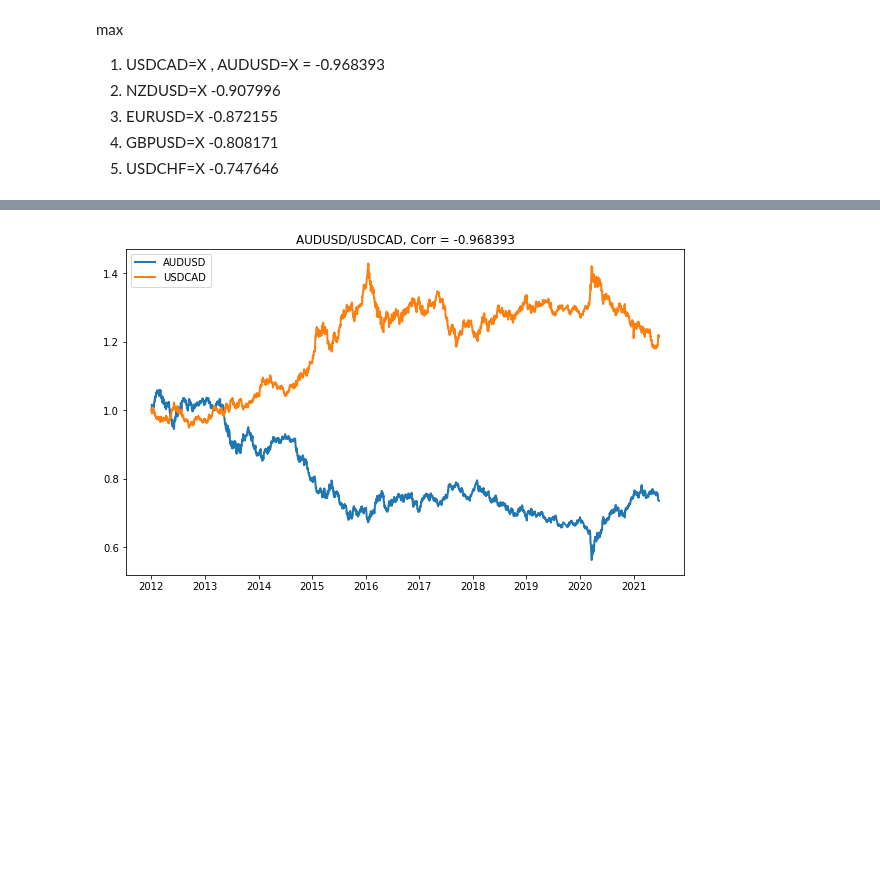
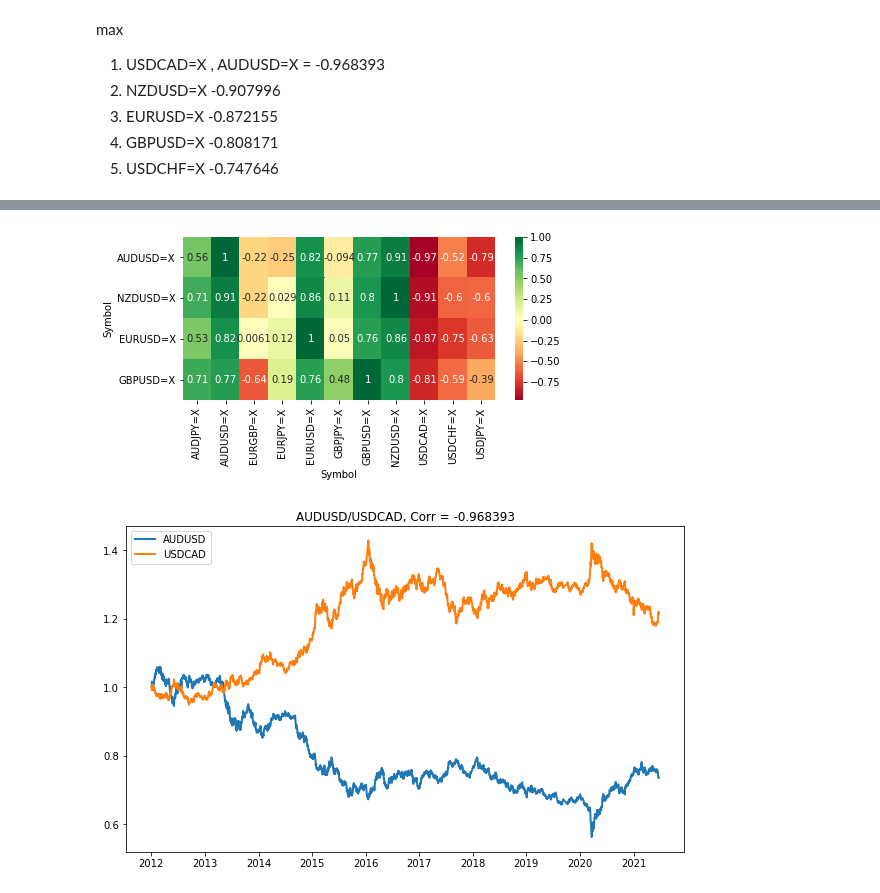
Before and after one commit to tutalae/practice-for-analysing-and-predict-the-price-of-crypto-currency, a Jupyter notebook: 5Forex_Uncorr.ipynb, the cells around one changed output, grey strips where cells are left out. Saved outputs shown, nothing was run; the diff lists cells and outputs as text; code cells hidden in the pictures; blank space fills up the shorter version.

```diff
--- a/5Forex_Uncorr.ipynb
+++ b/5Forex_Uncorr.ipynb
@@ -112,6 +94,8 @@ max
 4. GBPUSD=X   -0.808171
 5. USDCHF=X   -0.747646
 # %%
-# 1.USDCAD=X , AUDUSD=X = -0.968393
-corr_df.nsmallest(3, "USDCAD=X")
+# 1. USDCAD=X , AUDUSD=X = -0.968393
+uncorr1 = corr_df.nlargest(4, "AUDUSD=X")
+fig, ax = plt.subplots(figsize=(7,3))
+ax = seaborn.heatmap(uncorr1, annot=True, cmap="RdYlGn")
 # %% [output]
@@ -123,3 +102,4 @@ corr_df.nsmallest(3, "USDCAD=X")
+[figure, added]
 # %%
 fig, ax = plt.subplots(figsize=(10,6))
 
```
Also changed, not shown: parts of 8 cells of this notebook.
